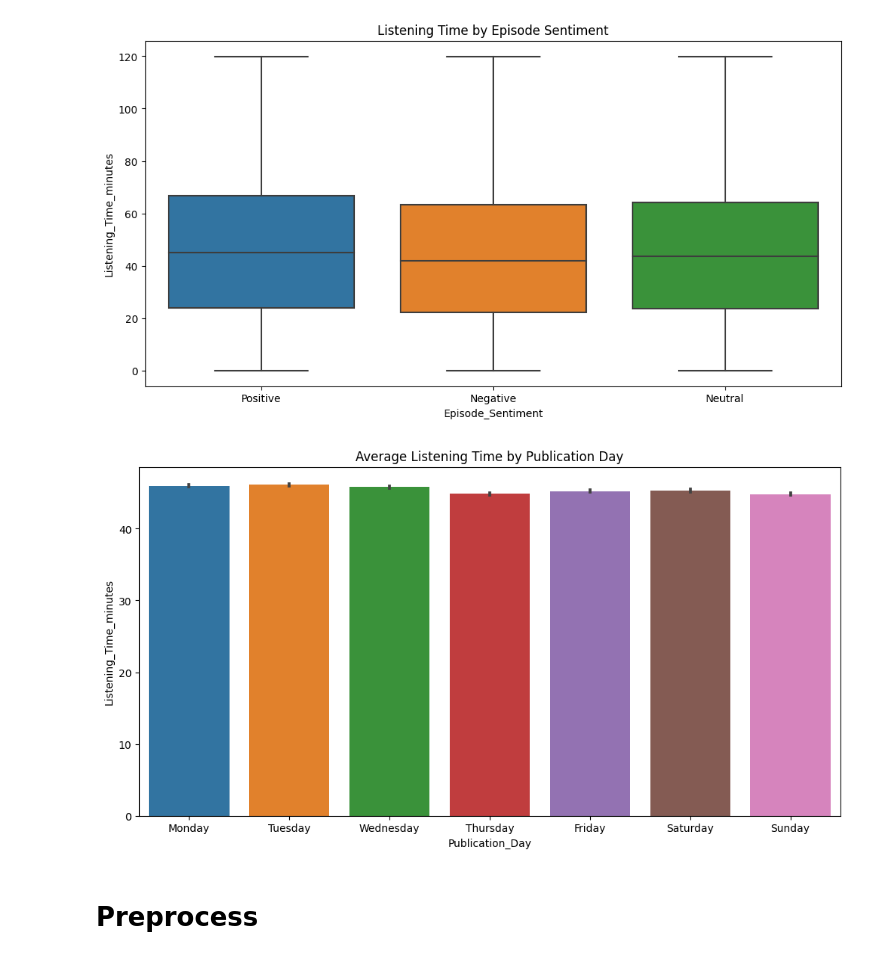
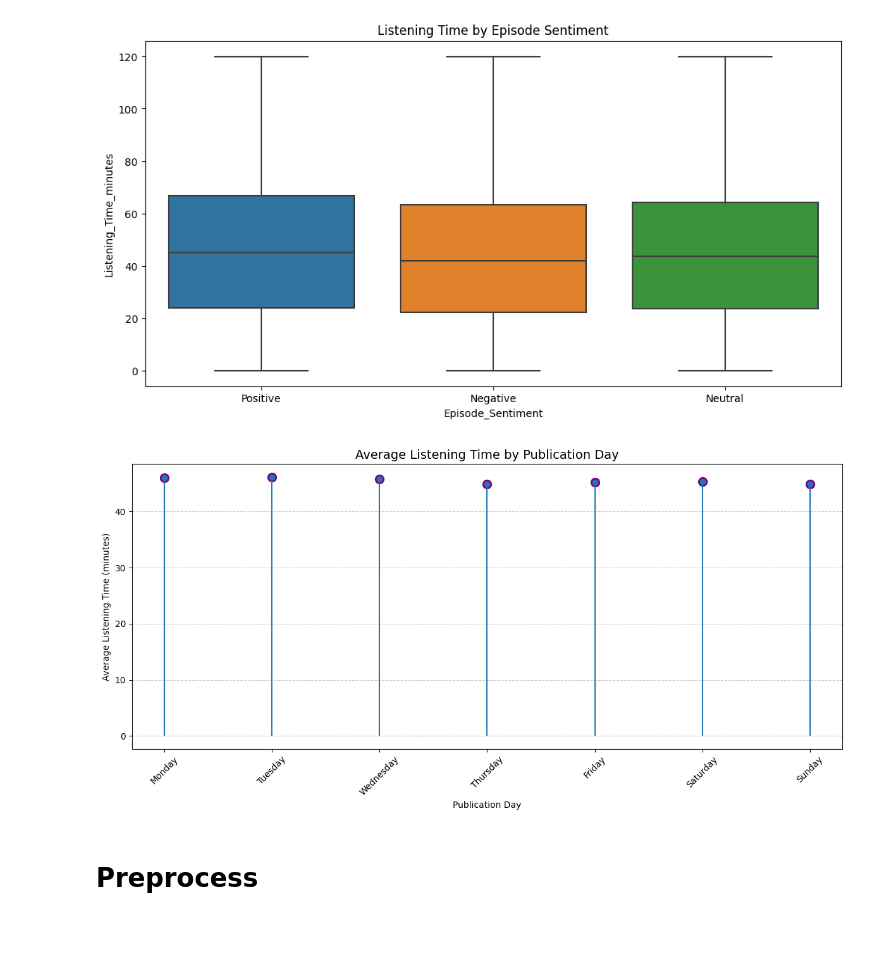
Before and after one commit to vanezp01/datalabs, a Jupyter notebook: Predict-Listening-Podcast.ipynb, the cells around one changed output. Drawn from its saved outputs; the diff is of its cells as text; code cells hidden in the pictures; blank space fills up the shorter version.

```diff
--- a/Predict-Listening-Podcast.ipynb
+++ b/Predict-Listening-Podcast.ipynb
@@ -140,14 +139,27 @@ plt.title('Listening Time by Episode Sentiment')
 plt.show()
 # %% [output]
 [figure]
-# %%
-# Average Listening_Time_minutes for each Publication_Day
-plt.figure(figsize=(12, 6))
-sns.barplot(data=train, x='Publication_Day', y='Listening_Time_minutes', estimator='mean', order=['Monday', 'Tuesday', 'Wednesday', 'Thursday', 'Friday', 'Saturday', 'Sunday'])
-plt.title('Average Listening Time by Publication Day')
-plt.show()
-# %% [output]
-[figure, removed]
+# %%
+# Compute the average listening time per day
+avg_listening = train.groupby('Publication_Day')['Listening_Time_minutes'].mean().reindex(
+    ['Monday', 'Tuesday', 'Wednesday', 'Thursday', 'Friday', 'Saturday', 'Sunday']
+)
+
+# Create the lollipop chart
+plt.figure(figsize=(12, 6))
+plt.stem(avg_listening.index, avg_listening.values, basefmt=" ", use_line_collection=True)
+plt.scatter(avg_listening.index, avg_listening.values, color='purple', s=100)
+
+# Style
+plt.title('Average Listening Time by Publication Day', fontsize=14)
+plt.xlabel('Publication Day')
+plt.ylabel('Average Listening Time (minutes)')
+plt.xticks(rotation=45)
+plt.grid(axis='y', linestyle='--', alpha=0.7)
+plt.tight_layout()
+plt.show()
+# %% [output]
+[figure, added]
 # %% [markdown]
 # Preprocess
 # %%
```
Also changed, not shown: parts of 2 cells of this notebook.
